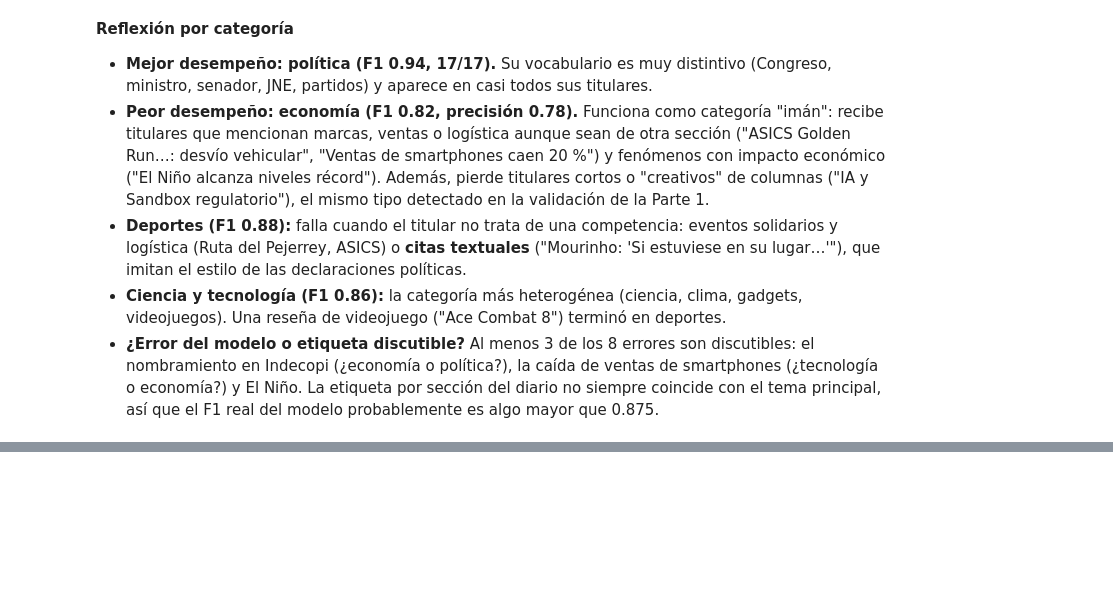
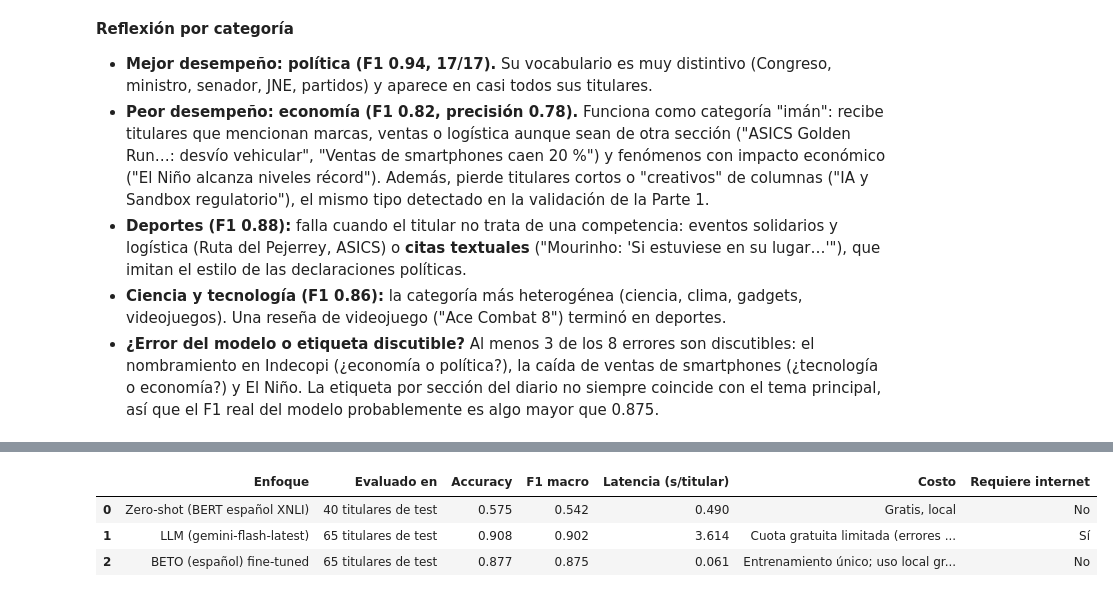
Before and after one commit to ValMur123/python_intermedio, a Jupyter notebook: tarea_1/02_clasificacion.ipynb, the cells around one changed output, grey strips where cells are left out. Cells and saved outputs as stored; diff of their text form; code cells hidden in the pictures; blank space fills up the shorter version.

Commit message:
#2 comparativa y conclusiones

```diff
--- a/tarea_1/02_clasificacion.ipynb
+++ b/tarea_1/02_clasificacion.ipynb
@@ -797,0 +806,22 @@ Errores en test: 8
+# %%
+t_llm = df[df["particion"] == "test"].dropna(subset=["etiqueta_llm"])
+acc_llm = accuracy_score(t_llm["etiqueta"], t_llm["etiqueta_llm"])
+f1_llm = f1_score(t_llm["etiqueta"], t_llm["etiqueta_llm"], average="macro")
+
+comparativa = pd.DataFrame([
+    {"Enfoque": "Zero-shot (BERT español XNLI)", "Evaluado en": f"{len(muestra_zs)} titulares de test",
+     "Accuracy": acc_zs, "F1 macro": f1_zs, "Latencia (s/titular)": lat_zs,
+     "Costo": "Gratis, local", "Requiere internet": "No"},
+    {"Enfoque": f"LLM ({MODELO_LLM})", "Evaluado en": f"{len(t_llm)} titulares de test",
+     "Accuracy": acc_llm, "F1 macro": f1_llm, "Latencia (s/titular)": LAT_LLM,
+     "Costo": f"Cuota gratuita limitada (errores 503/429); de pago al escalar (≈{TOKENS_ENTRADA:,} tokens de entrada para {len(df)} titulares)",     "Requiere internet": "Sí"},
+    {"Enfoque": f"{GANADOR} fine-tuned", "Evaluado en": f"{len(y_true)} titulares de test",
+     "Accuracy": acc_ft, "F1 macro": f1_ft, "Latencia (s/titular)": lat_ft,
+     "Costo": "Entrenamiento único; uso local gratuito", "Requiere internet": "No"},
+]).round(3)
+comparativa
+# %% [output]
+|  | Enfoque | Evaluado en | Accuracy | F1 macro | Latencia (s/titular) | Costo | Requiere internet |
+| 0 | Zero-shot (BERT español XNLI) | 40 titulares de test | 0.575 | 0.542 | 0.490 | Gratis, local | No |
+| 1 | LLM (gemini-flash-latest) | 65 titulares de test | 0.908 | 0.902 | 3.614 | Cuota gratuita limitada (errores ... | Sí |
+| 2 | BETO (español) fine-tuned | 65 titulares de test | 0.877 | 0.875 | 0.061 | Entrenamiento único; uso local gr... | No |
```
Also changed, not shown: parts of 5 cells of this notebook.
